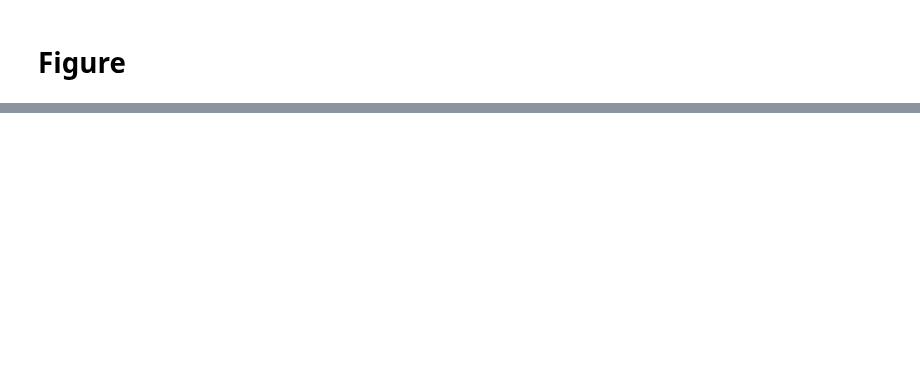
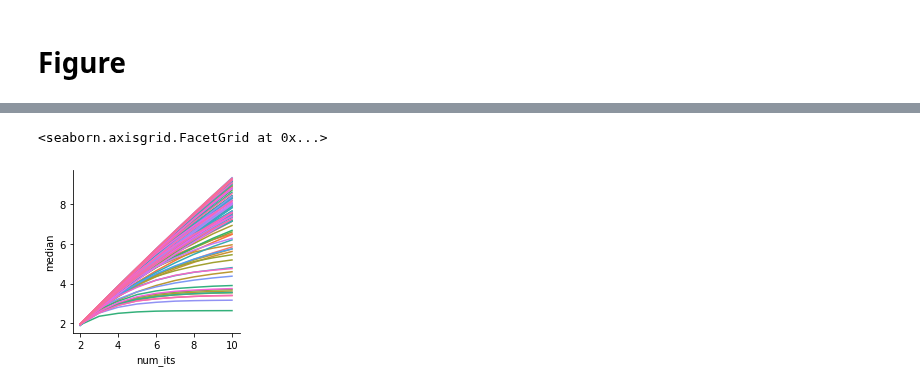
Before and after one commit to RobertArbon/msm_hyperparameter_optimisation, a Jupyter notebook: results/1_summary_values.ipynb, the cells around one changed output, grey strips where cells are left out. Cells and saved outputs as stored; diff of their text form; code cells hidden in the pictures; blank space fills up the shorter version.

```diff
--- a/results/1_summary_values.ipynb
+++ b/results/1_summary_values.ipynb
@@ -95,3 +104,8 @@ ts_summary.to_hdf('ts_bs_summary.h5', key='ts_summary')
+# %%
+vampe = subset_method(all_vamps, method='VAMPE')
+vampe = subset_columns(vampe)
+vampe_summary = bs_summary(vamps)
+vampe_summary.to_hdf('./summaries/vampe_bs_summary.h5', key='vampe_summary')
 # %% [markdown]
 # Figure
 # %%
@@ -166,0 +198,7 @@ ts_summary.to_hdf('ts_bs_summary.h5', key='ts_summary')
+# %%
+df = vampe_summary.loc[(vampe_summary.lag==40)&(vampe_summary.protein=='BBA'), : ]
+g = sns.FacetGrid(data=df, hue='hp_index')
+g.map(plt.plot, 'num_its', 'median')
+# %% [output]
+<seaborn.axisgrid.FacetGrid at 0x...>
+[figure, added]
```
Also changed, not shown: parts of 7 cells of this notebook.
